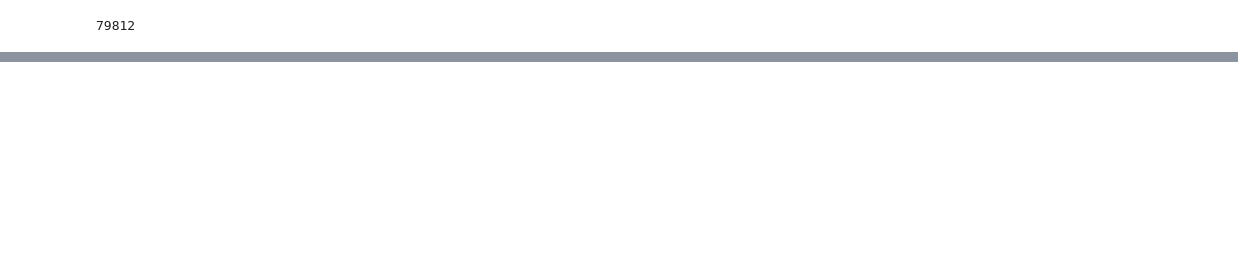
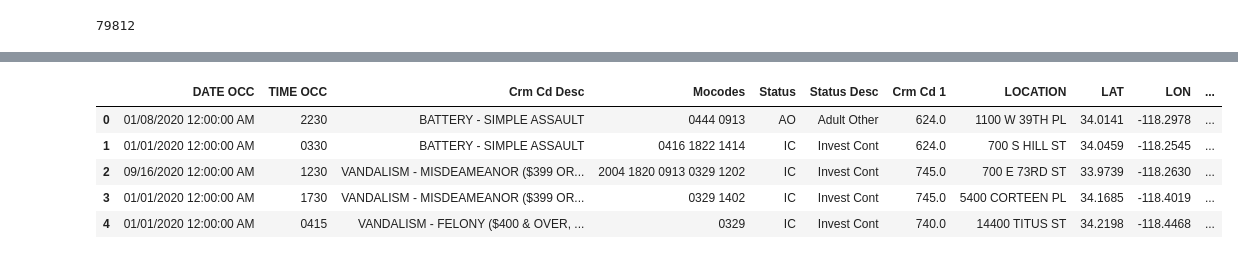
Before and after one commit to codermal7/nikolaj, a Jupyter notebook: cleaning experiemental notebook.ipynb, the cells around one changed output, grey strips where cells are left out. Saved outputs shown, nothing was run; the diff lists cells and outputs as text; code cells hidden in the pictures; blank space fills up the shorter version.

```diff
--- a/cleaning experiemental notebook.ipynb
+++ b/cleaning experiemental notebook.ipynb
@@ -129,0 +148,18 @@ print(len(df) - len(cleandf))
+# %%
+# converting time to standard military time format,
+# so i can convert it to datetime objects and
+# save it in a standard format
+rawtime = cleandf['TIME OCC'].tolist()
+cleantime = []
+for i in rawtime:
+    j = str(i)
+    if (len(j) == 1):
+        cleantime.append('000' + j)
+    elif (len(j) == 2):
+        cleantime.append('00' + j)
+    elif (len(j) == 3):
+        cleantime.append('0' + j)
+    else:
+        cleantime.append(j)
+cleandf['TIME OCC'] = cleantime
+cleandf.head()
@@ -129,0 +173,15 @@ print(len(df) - len(cleandf))
+# %%
+import datetime as dt
+timelist = []
+for i in range(len(cleandf)):
+    datetime_object = dt.datetime.strptime(cleandf['TIME OCC'][i], '%H%M')
+    timelist.append(datetime_object)
+cleandf['Time'] = timelist
+cleandf.head()
+# %% [output]
+|  | DATE OCC | TIME OCC | Crm Cd Desc | Mocodes | Status | Status Desc | Crm Cd 1 | LOCATION | LAT | LON | ... |
+| 0 | 01/08/2020 12:00:00 AM | 2230 | BATTERY - SIMPLE ASSAULT | 0444 0913 | AO | Adult Other | 624.0 | 1100 W 39TH PL | 34.0141 | -118.2978 | ... |
+| 1 | 01/01/2020 12:00:00 AM | 0330 | BATTERY - SIMPLE ASSAULT | 0416 1822 1414 | IC | Invest Cont | 624.0 | 700 S HILL ST | 34.0459 | -118.2545 | ... |
+| 2 | 09/16/2020 12:00:00 AM | 1230 | VANDALISM - MISDEAMEANOR ($399 OR... | 2004 1820 0913 0329 1202 | IC | Invest Cont | 745.0 | 700 E 73RD ST | 33.9739 | -118.2630 | ... |
+| 3 | 01/01/2020 12:00:00 AM | 1730 | VANDALISM - MISDEAMEANOR ($399 OR... | 0329 1402 | IC | Invest Cont | 745.0 | 5400 CORTEEN PL | 34.1685 | -118.4019 | ... |
+| 4 | 01/01/2020 12:00:00 AM | 0415 | VANDALISM - FELONY ($400 & OVER, ... | 0329 | IC | Invest Cont | 740.0 | 14400 TITUS ST | 34.2198 | -118.4468 | ... |
```
Also changed, not shown: parts of 8 cells of this notebook, 2 other files.
